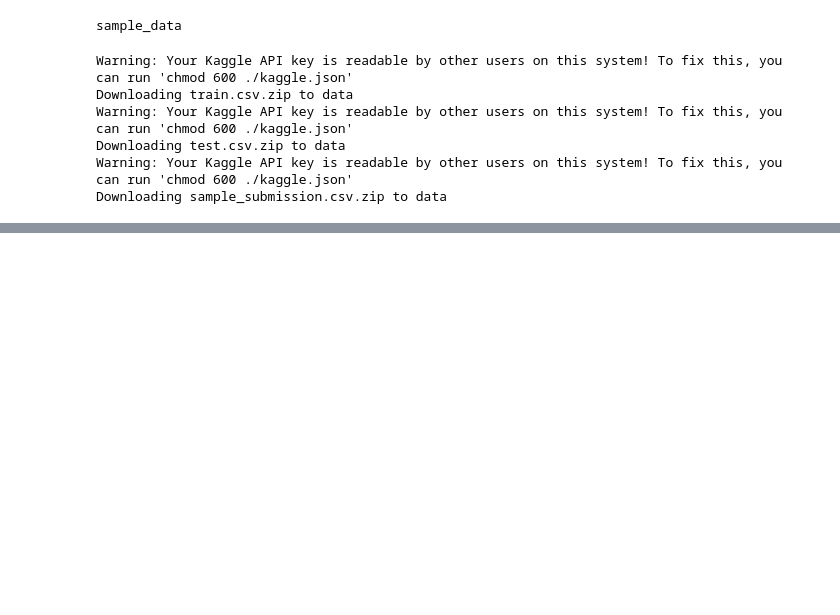
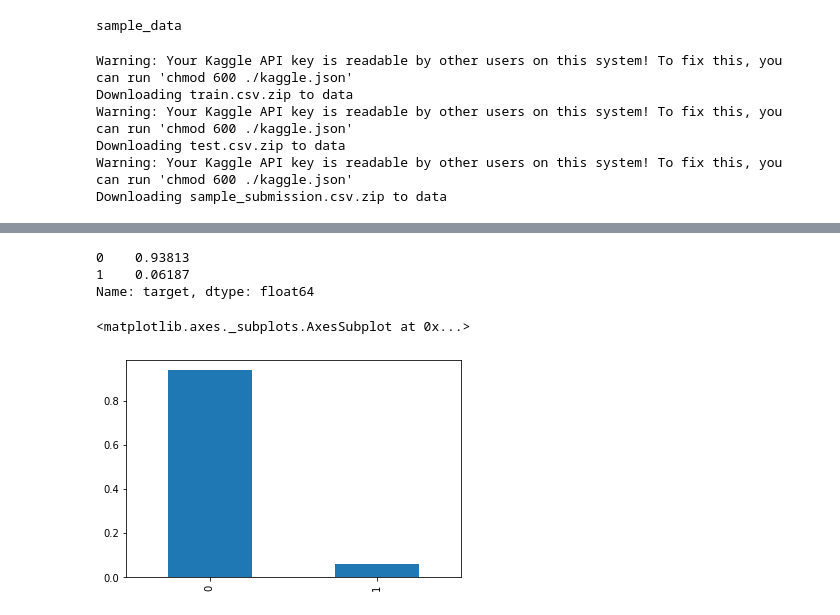
Before and after one commit to INCREDIBLE-AURNOB/NLP, a Jupyter notebook: Text_classification_bag_of_words_.ipynb, the cells around one changed output, grey strips where cells are left out. Drawn from its saved outputs; the diff is of its cells as text; code cells hidden in the pictures; blank space fills up the shorter version.

```diff
--- a/Text_classification_bag_of_words_.ipynb
+++ b/Text_classification_bag_of_words_.ipynb
@@ -31,0 +38,2 @@ Downloading sample_submission.csv.zip to data
+# %%
+raw_df=pd.read_csv(train_fname)
@@ -31,0 +87,11 @@ Downloading sample_submission.csv.zip to data
+# %%
+raw_df.target.value_counts(normalize=True)
+# %% [output]
+0    0.93813
+1    0.06187
+Name: target, dtype: float64
+# %%
+raw_df.target.value_counts(normalize=True).plot(kind='bar')
+# %% [output]
+<matplotlib.axes._subplots.AxesSubplot at 0x...>
+[figure, added]
```
Also changed, not shown: parts of 10 cells of this notebook.
